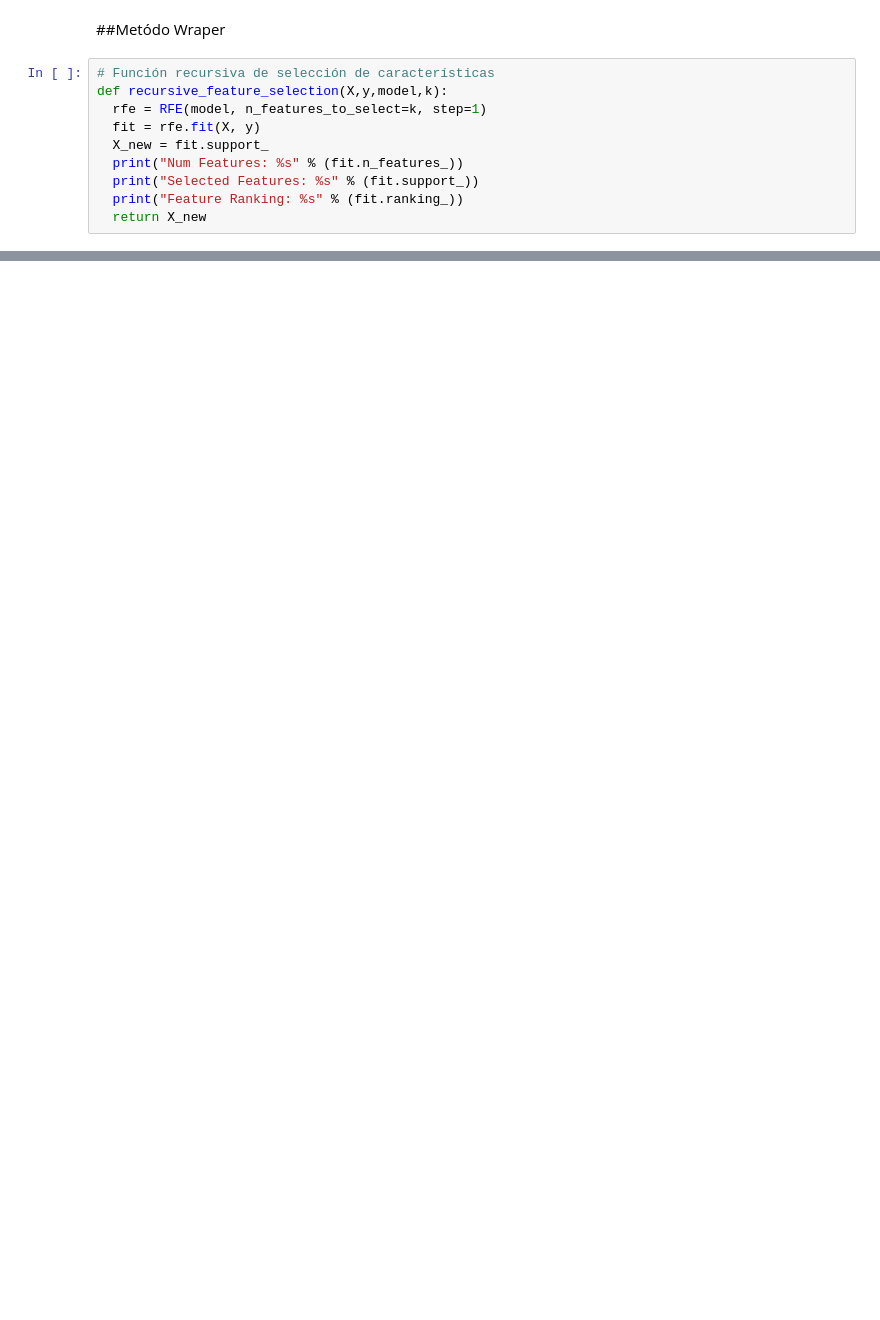
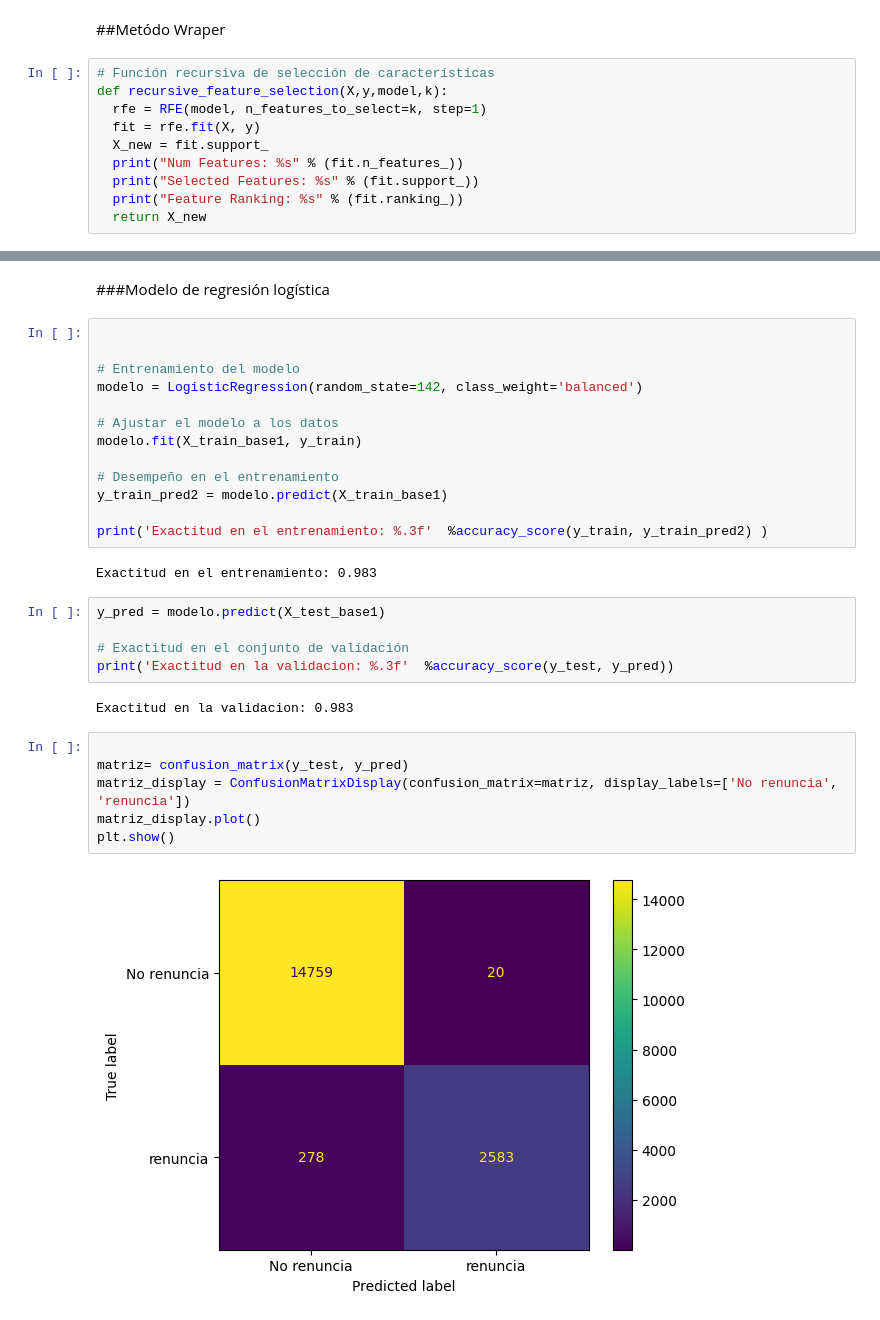
Before and after one commit to Moorea-AI/ANALITICA3, a Jupyter notebook: d_modelos2.ipynb, the cells around one changed output, grey strips where cells are left out. Drawn from its saved outputs; the diff is of its cells as text; blank space fills up the shorter version.

Commit message:
Se crean los modelos

```diff
--- a/d_modelos2.ipynb
+++ b/d_modelos2.ipynb
@@ -359,0 +348,32 @@ Feature Ranking: [ 1  1 12 10  9 15 11  1  3  1  2  1  5 14  1  1  1  1  1  1  8
+# %% [markdown]
+###Modelo de regresión logística
+# %%
+
+
+# Entrenamiento del modelo
+modelo = LogisticRegression(random_state=142, class_weight='balanced')
+
+# Ajustar el modelo a los datos
+modelo.fit(X_train_base1, y_train)
+
+# Desempeño en el entrenamiento
+y_train_pred2 = modelo.predict(X_train_base1)
+
+print('Exactitud en el entrenamiento: %.3f'  %accuracy_score(y_train, y_train_pred2) )
+# %% [output]
+Exactitud en el entrenamiento: 0.983
+# %%
+y_pred = modelo.predict(X_test_base1)
+
+# Exactitud en el conjunto de validación
+print('Exactitud en la validacion: %.3f'  %accuracy_score(y_test, y_pred))
+# %% [output]
+Exactitud en la validacion: 0.983
+# %%
+
+matriz= confusion_matrix(y_test, y_pred)
+matriz_display = ConfusionMatrixDisplay(confusion_matrix=matriz, display_labels=['No renuncia', 'renuncia'])
+matriz_display.plot()
+plt.show()
+# %% [output]
+[figure, added]
```
Also changed, not shown: parts of 29 cells of this notebook.
